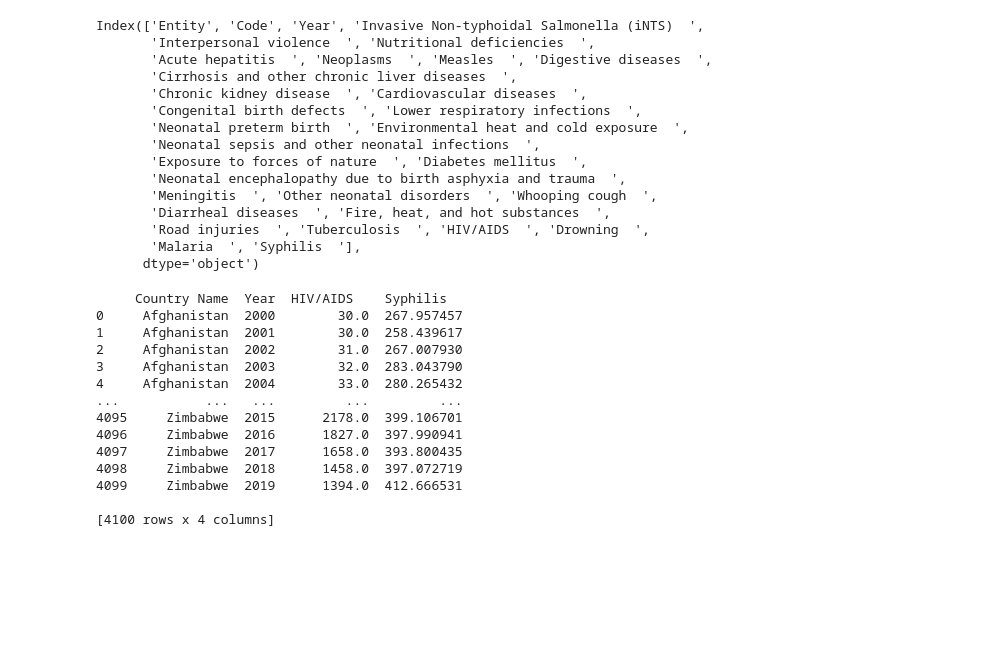
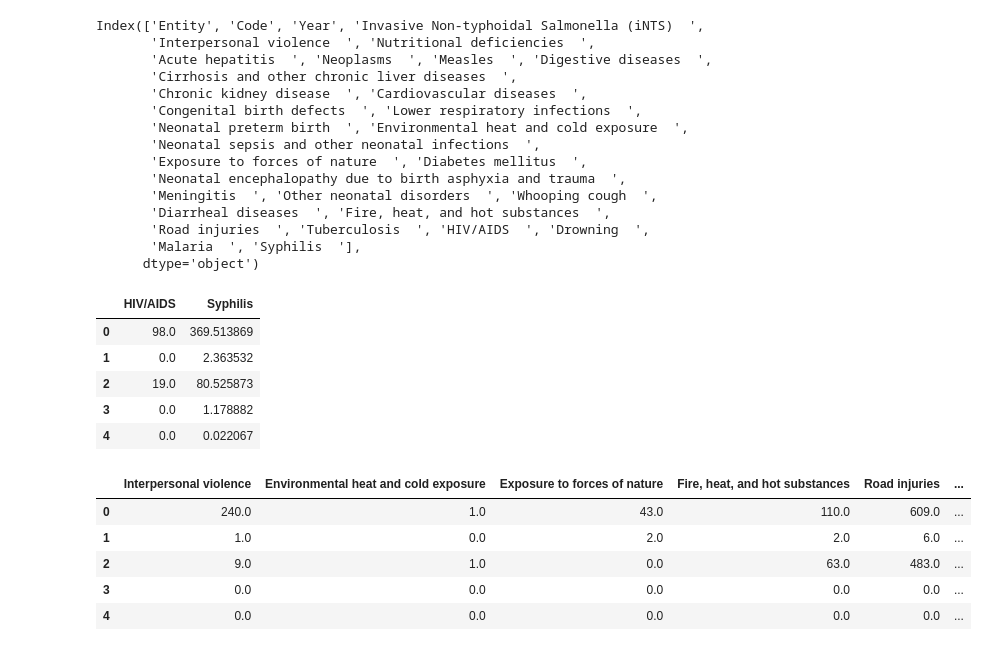
Before and after one commit to shinzou23/DATA100-Final-Project, a Jupyter notebook: DATA100_Final_Project_Group_3.ipynb, the cells around one changed output. Cells and saved outputs as stored; diff of their text form; code cells hidden in the pictures; blank space fills up the shorter version.

Commit message:
Progress 2
>created accidents dataframe
>created  CDs dataframe
>created mixed dataframe
> created Measles dataframe
>created Malaria dataframe

```diff
--- a/DATA100_Final_Project_Group_3.ipynb
+++ b/DATA100_Final_Project_Group_3.ipynb
@@ -610,22 +610,25 @@ Index(['Entity', 'Code', 'Year', 'Invasive Non-typhoidal Salmonella (iNTS)  ',
        'Malaria  ', 'Syphilis  '],
       dtype='object')
 # %%
-STDs = pd.read_csv('Databases/cleaned_cause.csv', usecols=['Country Name', 'Year', 'Syphilis  ', 'HIV/AIDS  '])
-print(STDs)
+STDs = pd.read_csv('Databases/cleaned_cause_2019.csv', usecols=['Syphilis  ', 'HIV/AIDS  '])
+STDs.head()
 # %% [output]
-     Country Name  Year  HIV/AIDS    Syphilis
-0     Afghanistan  2000        30.0  267.957457
-1     Afghanistan  2001        30.0  258.439617
-2     Afghanistan  2002        31.0  267.007930
-3     Afghanistan  2003        32.0  283.043790
-4     Afghanistan  2004        33.0  280.265432
-...           ...   ...         ...         ...
-4095     Zimbabwe  2015      2178.0  399.106701
-4096     Zimbabwe  2016      1827.0  397.990941
-4097     Zimbabwe  2017      1658.0  393.800435
-4098     Zimbabwe  2018      1458.0  397.072719
-4099     Zimbabwe  2019      1394.0  412.666531
-
-[4100 rows x 4 columns]
+|  | HIV/AIDS | Syphilis |
+| 0 | 98.0 | 369.513869 |
+| 1 | 0.0 | 2.363532 |
+| 2 | 19.0 | 80.525873 |
+| 3 | 0.0 | 1.178882 |
+| 4 | 0.0 | 0.022067 |
 # %%
-Accidents
+Accidents = pd.read_csv('Databases/cleaned_cause_2019.csv', usecols=['Fire, heat, and hot substances  ',
+                                                                     'Environmental heat and cold exposure  ',
+                                                                     'Road injuries  ', 'Interpersonal violence  ',
+                                                                     'Drowning  ', 'Exposure to forces of nature  '])
+Accidents.head()
+# %% [output]
+|  | Interpersonal violence | Environmental heat and cold exposure | Exposure to forces of nature | Fire, heat, and hot substances | Road injuries | ... |
+| 0 | 240.0 | 1.0 | 43.0 | 110.0 | 609.0 | ... |
+| 1 | 1.0 | 0.0 | 2.0 | 2.0 | 6.0 | ... |
+| 2 | 9.0 | 1.0 | 0.0 | 63.0 | 483.0 | ... |
+| 3 | 0.0 | 0.0 | 0.0 | 0.0 | 0.0 | ... |
+| 4 | 0.0 | 0.0 | 0.0 | 0.0 | 0.0 | ... |
```
Also changed, not shown: parts of 5 cells of this notebook.
